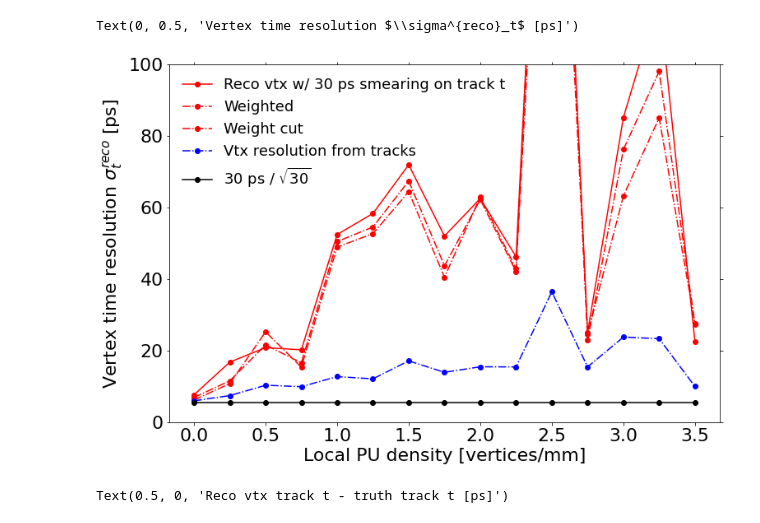
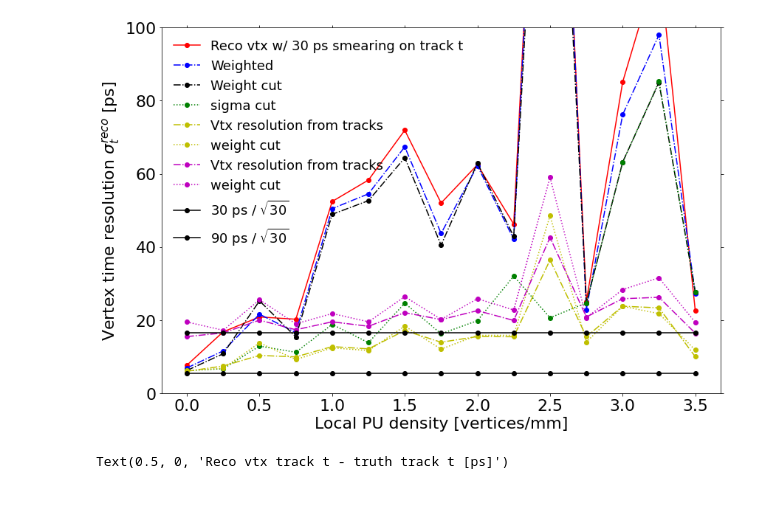
Before and after one commit to ttlindkvist/4DTracking, a Jupyter notebook: pileup_t.ipynb, the cells around one changed output. Drawn from its saved outputs; the diff is of its cells as text; code cells hidden in the pictures.

```diff
--- a/pileup_t.ipynb
+++ b/pileup_t.ipynb
@@ -61,6 +61,35 @@ for file in files:
             reco_vertex_z = np.concatenate((reco_vertex_z, tree['recovertex_z'].array(library='np')))
             truth_vertex_z = np.concatenate((truth_vertex_z, tree['truthvertex_z'].array(library='np')))
             truth_vertex_t = np.concatenate((truth_vertex_t, tree['truthvertex_t'].array(library='np')))
+# %%
+## Find truth link via number of shared tracks
+recoHS_to_truth_link_idx = []
+truthHS_to_reco_link_idx = []
+for event_idx in range(len(truth_vertex_t)):
+    event_reco_to_truth_n_tracks = -1
+    event_reco_to_truth_idx = -1
+    reco_hs_track_idx = reco_vertex_track_idxs[event_idx][0]
+    for i, truth_track_idxs in enumerate(truth_vertex_track_idxs[event_idx]):
+        n = len(np.intersect1d(reco_hs_track_idx, truth_track_idxs))
+        if n > event_reco_to_truth_n_tracks and i < 100:
+            # print(event_idx, n)
+            event_reco_to_truth_n_tracks = n
+            event_reco_to_truth_idx = i
+
+    event_truth_to_reco_n_tracks = -1
+    event_truth_to_reco_idx = -1
+    truth_hs_track_idx = truth_vertex_track_idxs[event_idx][0]
+    for i, reco_track_idxs in enumerate(reco_vertex_track_idxs[event_idx]):
+        n = len(np.intersect1d(truth_hs_track_idx, reco_track_idxs))
+        if n > event_truth_to_reco_n_tracks and i < 100:
+            # print(event_idx, n)
+            event_truth_to_reco_n_tracks = n
+            event_truth_to_reco_idx = i
+
+    recoHS_to_truth_link_idx.append(event_reco_to_truth_idx)
+    truthHS_to_reco_link_idx.append(event_truth_to_reco_idx)
+recoHS_to_truth_link_idx = np.array(recoHS_to_truth_link_idx)
+truthHS_to_reco_link_idx = np.array(truthHS_to_reco_link_idx)
 # %%
 delta_z = 2
 truth_localPU = computeLocalPUDensity(truth_vertex_z, delta_z)
@@ -264,17 +448,26 @@ fig.tight_layout()
 # %%
 plt.plot(truth_bin_edges, 1e3*np.array(vtx_t30_res), 'ro-', label='Reco vtx w/ 30 ps smearing on track t')
-plt.plot(truth_bin_edges, 1e3*np.array(vtx_weighted_t30_res), 'ro-.', label='Weighted')
-plt.plot(truth_bin_edges, 1e3*np.array(vtx_weight_cut_t30_res), 'ro-.', label='Weight cut')
-plt.plot(truth_bin_edges, 1e3*np.array(track_vtx_t30_res), 'bo-.', label='Vtx resolution from tracks')
+plt.plot(truth_bin_edges, 1e3*np.array(vtx_weighted_t30_res), 'bo-.', label='Weighted')
+plt.plot(truth_bin_edges, 1e3*np.array(vtx_weight_cut_t30_res), 'ko-.', label='Weight cut')
+plt.plot(truth_bin_edges, 1e3*np.array(vtx_sigma_cut_weighted_t30_res), 'go:', label='sigma cut')
+
+
+plt.plot(truth_bin_edges, 1e3*np.array(track_vtx_t30_res), 'yo-.', label='Vtx resolution from tracks')
+plt.plot(truth_bin_edges, 1e3*np.array(track_vtx_t30_res_weight_cut), 'yo:', label='weight cut')
+
+plt.plot(truth_bin_edges, 1e3*np.array(track_vtx_t90_res), 'mo-.', label='Vtx resolution from tracks')
+plt.plot(truth_bin_edges, 1e3*np.array(track_vtx_t90_res_weight_cut), 'mo:', label='weight cut')
+
 plt.plot(truth_bin_edges, 30/np.sqrt(30*np.ones(len(truth_bin_edges))), 'ko-', label='30 ps / $\\sqrt{30}$')
+plt.plot(truth_bin_edges, 90/np.sqrt(30*np.ones(len(truth_bin_edges))), 'ko-', label='90 ps / $\\sqrt{30}$')
 
 plt.ylim(0, 100)
 plt.legend(frameon=False)
 plt.xlabel('Local PU density [vertices/mm]')
 plt.ylabel('Vertex time resolution $\\sigma^{reco}_t$ [ps]')
+plt.tight_layout()
 # %% [output]
-Text(0, 0.5, 'Vertex time resolution $\\sigma^{reco}_t$ [ps]')
-[figure, old version]
+[figure, new version]
 # %%
 sigma_cut = 2
 
```
Also changed, not shown: parts of 9 cells of this notebook, 3 other files.
